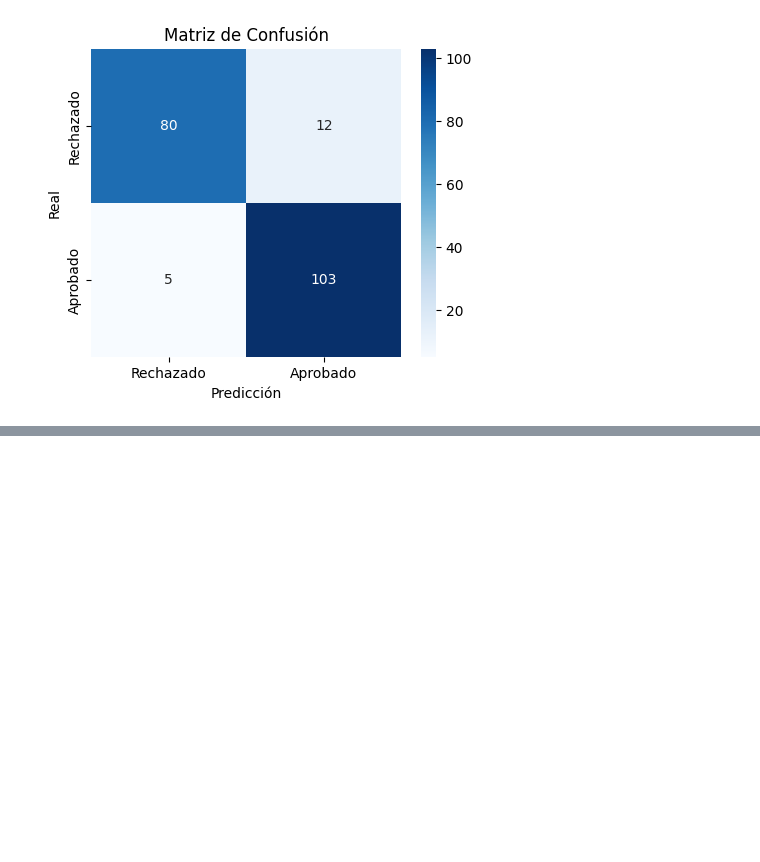
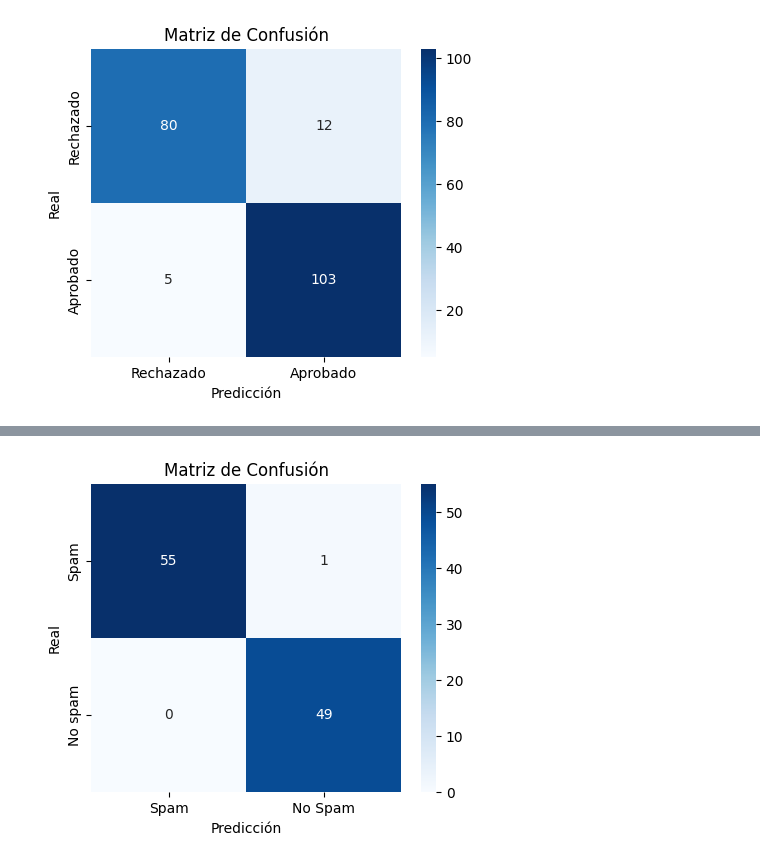
Before and after one commit to StxvenDev/IA-pruebas, a Jupyter notebook: regresion_logistica.ipynb, the cells around one changed output, grey strips where cells are left out. Cells and saved outputs as stored; diff of their text form; code cells hidden in the pictures; blank space fills up the shorter version.

Commit message:
predecir si un sms es spam

```diff
--- a/regresion_logistica.ipynb
+++ b/regresion_logistica.ipynb
@@ -177,0 +218,11 @@ plt.show()
+# %%
+#Ya que los modelos de ML no entienden texto
+#Convertimos el texto en vectores numericos
+
+#creamos el vectorizador y transformamos los datos
+vectorizer = CountVectorizer()
+# X = vectorizer.fit_transform(df_train[['text']])
+X = vectorizer.fit_transform(df_train['text'].to_numpy())
+#Veremos la matriz de palabras
+print(vectorizer.get_feature_names_out())  # Muestra las palabras clave
+print(X)
@@ -177,0 +247,24 @@ plt.show()
+# %%
+# Se dividen los datos de prueba y entrenamiento
+Y = df_train['type']
+x_train, x_test, y_train, y_test = train_test_split(X, Y, test_size=0.2, random_state=42)
+
+#Entrenamos el modelo
+modelo = LogisticRegression()
+modelo = modelo.fit(x_train, y_train)
+y_pred = modelo.predict(x_test)
+# %%
+#Evaluar el modelo
+
+
+#Matriz de confusion
+matriz_confusion = confusion_matrix(y_test, y_pred)
+print("Matriz de confusion \n", matriz_confusion)
+
+#precision del modelo
+precision = accuracy_score(y_test, y_pred)
+print(f"Precision del modelo: \n {precision:.2f}")
+
+#Informe de clasificacion
+informe_clasificacion = classification_report(y_test, y_pred)
+print(f"Informe de clasificacion: \n {informe_clasificacion}")
@@ -177,0 +286,9 @@ plt.show()
+# %%
+plt.figure(figsize=(5,4))
+sns.heatmap(matriz_confusion, annot=True, fmt="d", cmap="Blues", xticklabels=["Spam", "No Spam"], yticklabels=["Spam", "No spam"])
+plt.xlabel("Predicción")
+plt.ylabel("Real")
+plt.title("Matriz de Confusión")
+plt.show()
+# %% [output]
+[figure, added]
```
Also changed, not shown: parts of 11 cells of this notebook, 2 other files.
